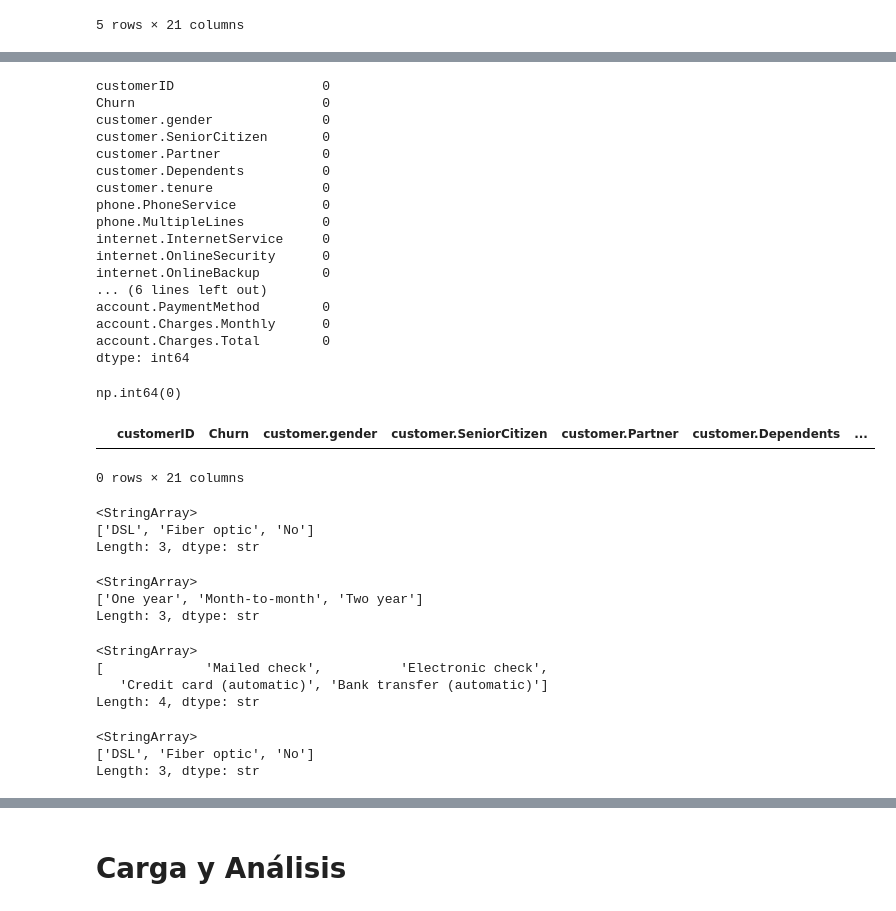
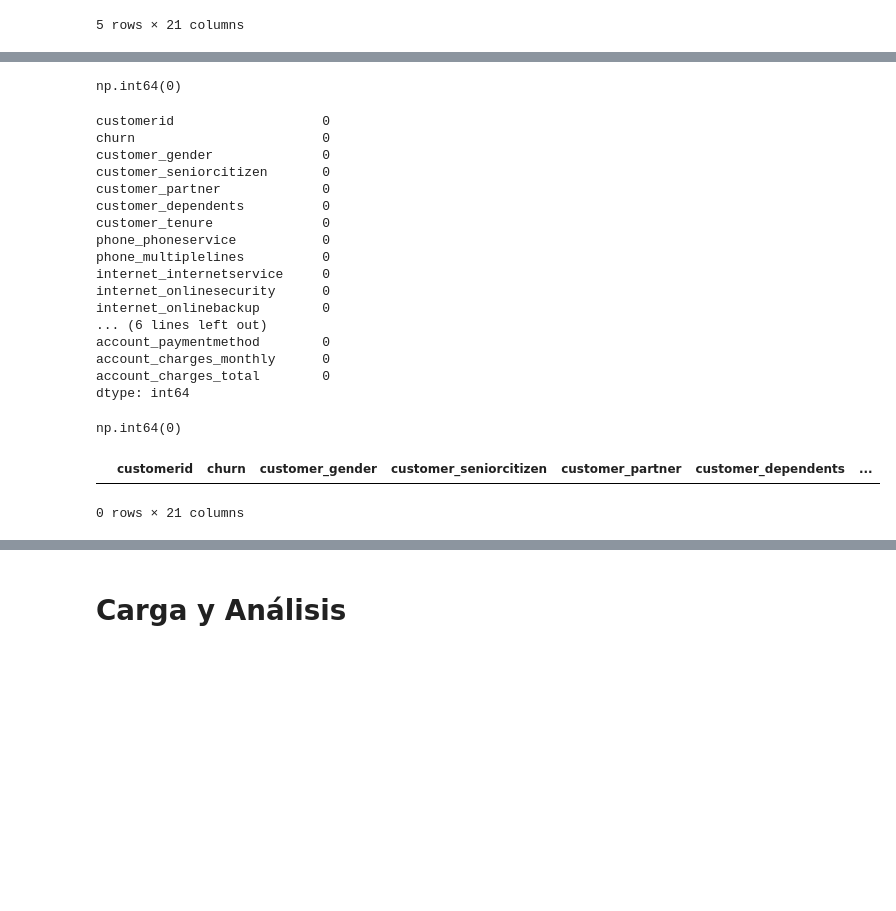
Before and after one commit to AndreaCisneros/challenge-telecomx, a Jupyter notebook: TelecomX.ipynb, the cells around one changed output, grey strips where cells are left out. Drawn from its saved outputs; the diff is of its cells as text; code cells hidden in the pictures; blank space fills up the shorter version.

Commit message:
Transformación de los datos

```diff
--- a/TelecomX.ipynb
+++ b/TelecomX.ipynb
@@ -73,0 +56,4 @@ memory usage: 1.2 MB
+# %%
+# Unifica los nombres de las columnas a todo en minúsculas y cambia '.' por '_'
+data.columns = data.columns.str.lower().str.replace('.', '_')
+data.head(2)
@@ -73,0 +126,4 @@ memory usage: 1.2 MB
+# %%
+# Cambia el tipo de dato de la columna 'account_charges_total' a numérico, conviritiendo en NaN los valores en blanco
+data['account_charges_total'] = pd.to_numeric(data['account_charges_total'], errors='coerce')
+data.info()
@@ -73,0 +148,4 @@ memory usage: 1.2 MB
+# %%
+# Completa los espacios en blanco con 0
+data['account_charges_total'] = data['account_charges_total'].fillna(0)
+data['account_charges_total']
@@ -74,21 +165,27 @@ memory usage: 1.2 MB
+# %%
+# Verifica que se hayan cambiado los espacios en blanco con 0
+data['account_charges_total'].isna().sum()
+# %% [output]
+np.int64(0)
 # %%
+#Verificar que no haya datos faltantes
 data.isnull().sum()
 # %% [output]
-customerID                   0
-Churn                        0
-customer.gender              0
-customer.SeniorCitizen       0
-customer.Partner             0
-customer.Dependents          0
-customer.tenure              0
-phone.PhoneService           0
-phone.MultipleLines          0
-internet.InternetService     0
-internet.OnlineSecurity      0
-internet.OnlineBackup        0
+customerid                   0
+churn                        0
+customer_gender              0
+customer_seniorcitizen       0
+customer_partner             0
+customer_dependents          0
+customer_tenure              0
+phone_phoneservice           0
+phone_multiplelines          0
+internet_internetservice     0
+internet_onlinesecurity      0
+internet_onlinebackup        0
 ... (6 lines left out)
-account.PaymentMethod        0
-account.Charges.Monthly      0
-account.Charges.Total        0
+account_paymentmethod        0
+account_charges_monthly      0
+account_charges_total        0
 dtype: int64
 # %%
@@ -96,32 +194,8 @@ data.duplicated().sum()
 # %% [output]
 np.int64(0)
 # %%
-data[data.duplicated('customerID')]
+#Verificar que no haya id de clientes duplicados
+data[data.duplicated('customerid')]
 # %% [output]
-|  | customerID | Churn | customer.gender | customer.SeniorCitizen | customer.Partner | customer.Dependents | ... |
+|  | customerid | churn | customer_gender | customer_seniorcitizen | customer_partner | customer_dependents | ... |
 0 rows × 21 columns
-# %%
-pd.unique(data['internet.InternetService'])
-# %% [output]
-<StringArray>
-['DSL', 'Fiber optic', 'No']
-Length: 3, dtype: str
-# %%
-pd.unique(data['account.Contract'])
-# %% [output]
-<StringArray>
-['One year', 'Month-to-month', 'Two year']
-Length: 3, dtype: str
-# %%
-pd.unique(data['account.PaymentMethod'])
-# %% [output]
-<StringArray>
-[             'Mailed check',          'Electronic check',
-   'Credit card (automatic)', 'Bank transfer (automatic)']
-Length: 4, dtype: str
-# %%
-pd.unique(data['internet.InternetService'])
-# %% [output]
-<StringArray>
-['DSL', 'Fiber optic', 'No']
-Length: 3, dtype: str
```
Also changed, not shown: parts of 29 cells of this notebook.
